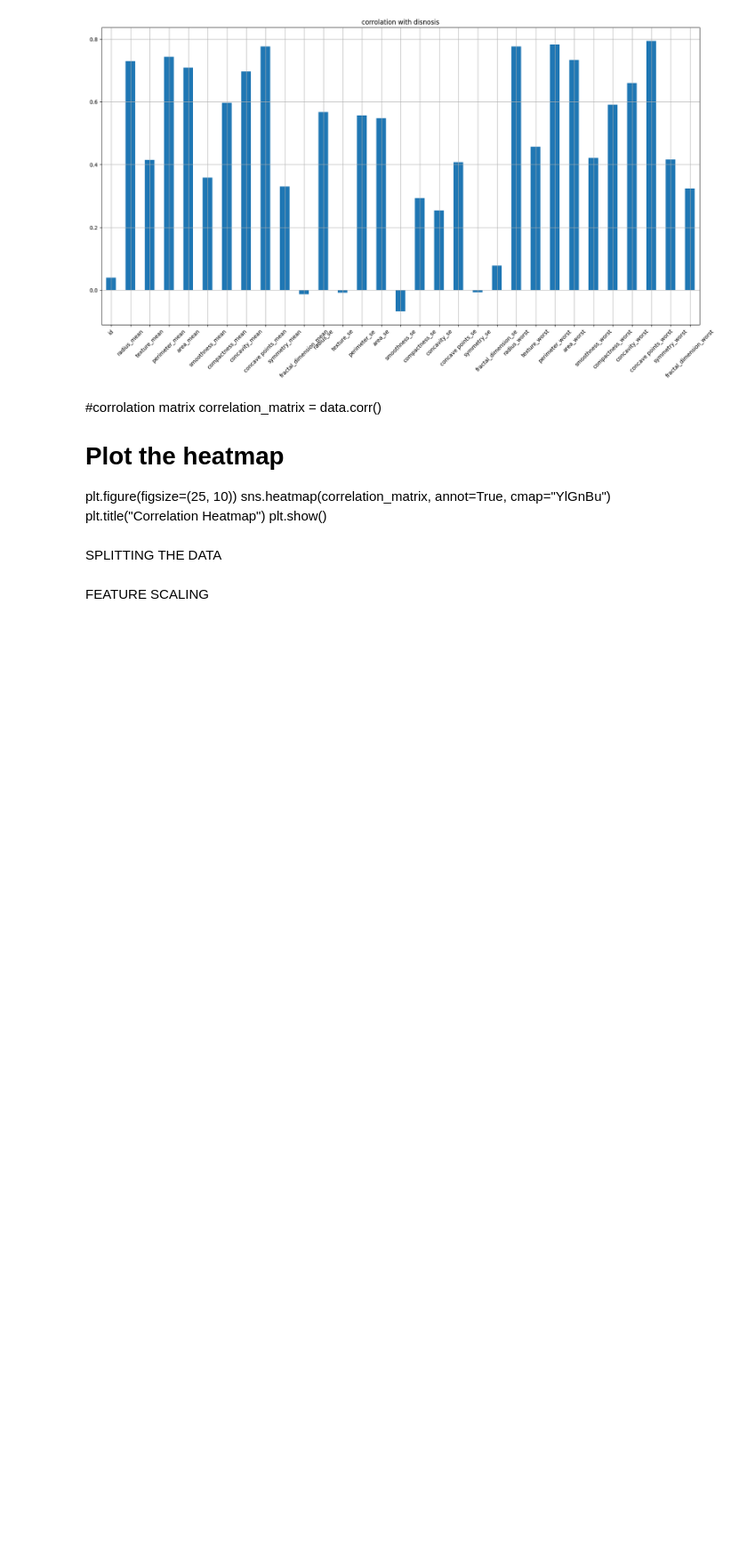
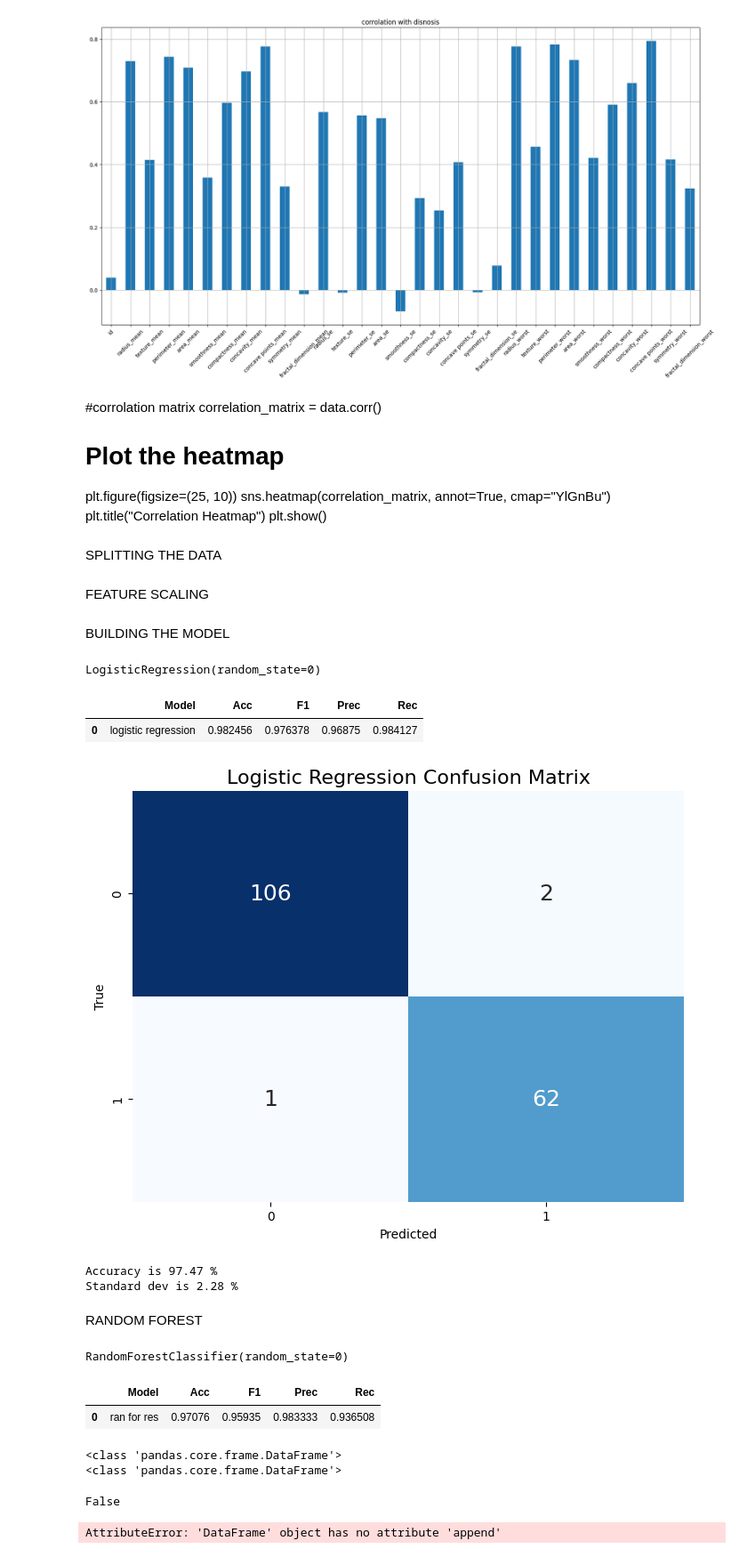
Before and after one commit to okechukwuchude/breast-cancer-detection, a Jupyter notebook: model.ipynb, the cells around one changed output. Shown at 89% size. Cells and saved outputs as stored; diff of their text form; code cells hidden in the pictures; blank space fills up the shorter version.

```diff
--- a/model.ipynb
+++ b/model.ipynb
@@ -123,3 +123,13 @@ sc = StandardScaler()
 # %%
 Xtrain = sc.fit_transform(Xtrain)
 Xtest = sc.transform(Xtest)
+# %% [markdown]
+BUILDING THE MODEL
+# %%
+from sklearn.linear_model import LogisticRegression
+lr = LogisticRegression(random_state = 0)
+lr.fit(Xtrain, Ytrain)
+# %% [output]
+LogisticRegression(random_state=0)
+# %%
+ypred = lr.predict(Xtest)
@@ -125,0 +144,20 @@ Xtest = sc.transform(Xtest)
+# %%
+results = pd.DataFrame([['logistic regression', acc, f1, prec, rec]],
+                      columns = ['Model', 'Acc','F1', 'Prec', 'Rec'])
+results
+# %% [output]
+|  | Model | Acc | F1 | Prec | Rec |
+| 0 | logistic regression | 0.982456 | 0.976378 | 0.96875 | 0.984127 |
+# %%
+# Create the confusion matrix
+cm_linreg = confusion_matrix(Ytest, ypred)
+
+# Plotting the confusion matrix as a heatmap
+plt.figure(figsize=(8, 6))
+sns.heatmap(cm_linreg, annot=True, fmt="d", cmap="Blues", cbar=False,annot_kws={"fontsize": 18})
+plt.title("Logistic Regression Confusion Matrix", fontdict={"fontsize": 16})
+plt.xlabel("Predicted")
+plt.ylabel("True")
+plt.show()
+# %% [output]
+[figure, added]
@@ -125,0 +167,8 @@ Xtest = sc.transform(Xtest)
+# %%
+print('Accuracy is {:.2f} %'.format(accuracy.mean()*100))
+print('Standard dev is {:.2f} %'.format(accuracy.std()*100))
+# %% [output]
+Accuracy is 97.47 %
+Standard dev is 2.28 %
+# %% [markdown]
+RANDOM FOREST
@@ -125,0 +177,5 @@ Xtest = sc.transform(Xtest)
+# %%
+ran_fr = RandomForestClassifier(random_state=0)
+ran_fr.fit(Xtrain, Ytrain)
+# %% [output]
+RandomForestClassifier(random_state=0)
@@ -125,0 +189,22 @@ Xtest = sc.transform(Xtest)
+# %%
+rf_results = pd.DataFrame([['ran for res', rf_acc, rf_f1, rf_prec, rf_rec]],
+                         columns = ['Model', 'Acc','F1', 'Prec', 'Rec'])
+rf_results
+# %% [output]
+|  | Model | Acc | F1 | Prec | Rec |
+| 0 | ran for res | 0.97076 | 0.95935 | 0.983333 | 0.936508 |
+# %%
+print(type(results))
+print(type(rf_results))
+# %% [output]
+<class 'pandas.core.frame.DataFrame'>
+<class 'pandas.core.frame.DataFrame'>
+# %%
+# Check if the 'append' attribute exists in the DataFrame class
+print(hasattr(pd.DataFrame, 'append'))
+# %% [output]
+False
+# %%
+results = results.append(rf_results, ignore_index =True)
+# %% [output]
+AttributeError: 'DataFrame' object has no attribute 'append'
```
Also changed, not shown: parts of 6 cells of this notebook.
